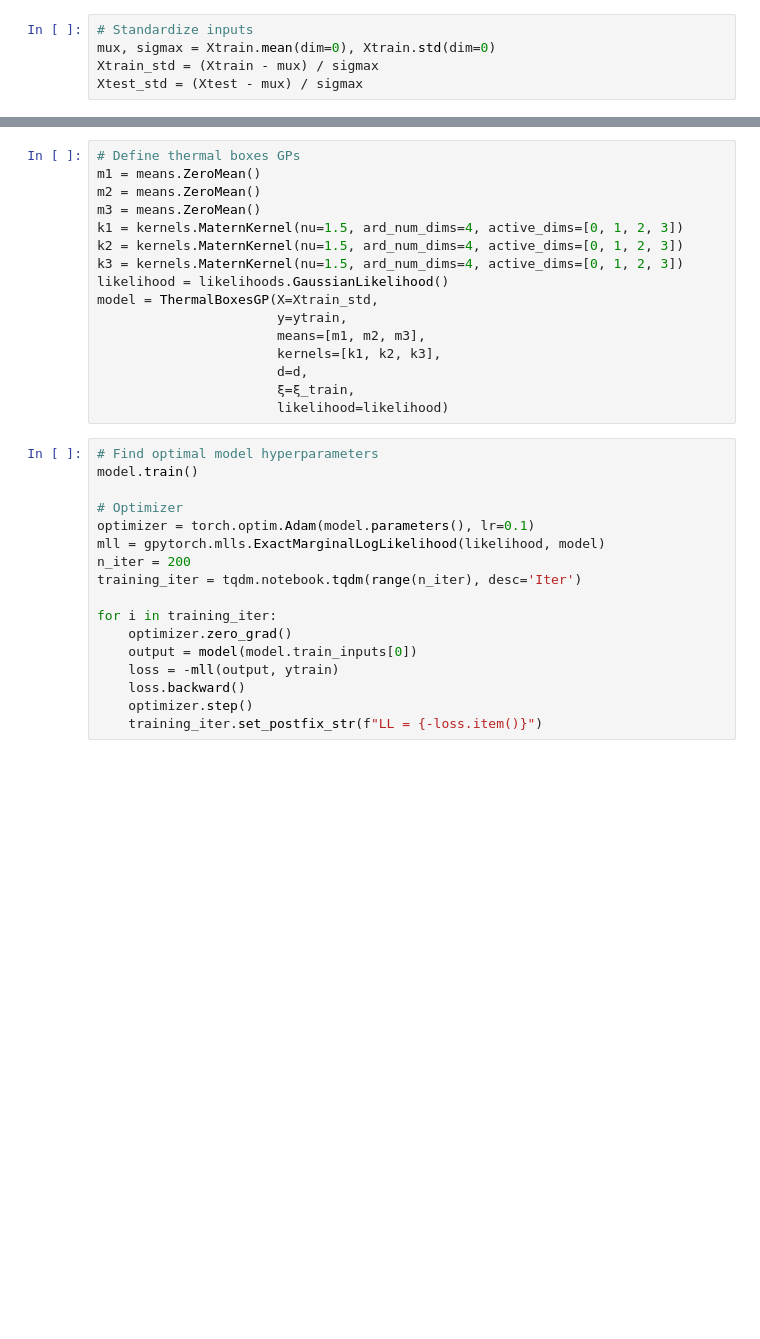
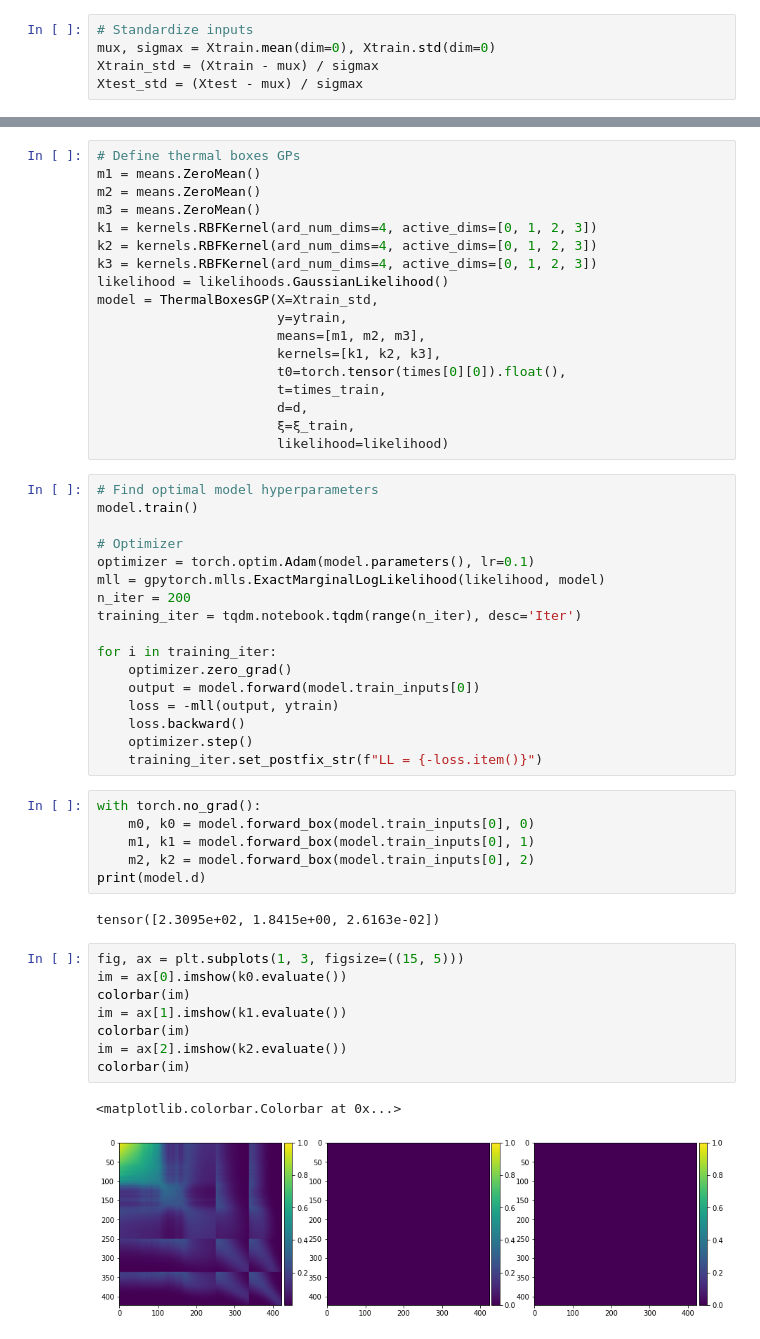
Before and after one commit to shahineb/FaIRGP, a Jupyter notebook: notebooks/140422-3-box-gp-regression-CO2-CH4-SO2-BC.ipynb, the cells around one changed output, grey strips where cells are left out. Saved outputs shown, nothing was run; the diff lists cells and outputs as text; blank space fills up the shorter version.

```diff
--- a/notebooks/140422-3-box-gp-regression-CO2-CH4-SO2-BC.ipynb
+++ b/notebooks/140422-3-box-gp-regression-CO2-CH4-SO2-BC.ipynb
@@ -235,14 +250,16 @@ class ThermalBoxesGP(gpytorch.models.ExactGP):
 m1 = means.ZeroMean()
 m2 = means.ZeroMean()
 m3 = means.ZeroMean()
-k1 = kernels.MaternKernel(nu=1.5, ard_num_dims=4, active_dims=[0, 1, 2, 3])
-k2 = kernels.MaternKernel(nu=1.5, ard_num_dims=4, active_dims=[0, 1, 2, 3])
-k3 = kernels.MaternKernel(nu=1.5, ard_num_dims=4, active_dims=[0, 1, 2, 3])
+k1 = kernels.RBFKernel(ard_num_dims=4, active_dims=[0, 1, 2, 3])
+k2 = kernels.RBFKernel(ard_num_dims=4, active_dims=[0, 1, 2, 3])
+k3 = kernels.RBFKernel(ard_num_dims=4, active_dims=[0, 1, 2, 3])
 likelihood = likelihoods.GaussianLikelihood()
 model = ThermalBoxesGP(X=Xtrain_std,
                        y=ytrain,
                        means=[m1, m2, m3],
                        kernels=[k1, k2, k3],
+                       t0=torch.tensor(times[0][0]).float(),
+                       t=times_train,
                        d=d,
                        ξ=ξ_train,
                        likelihood=likelihood)
@@ -258,11 +275,30 @@ training_iter = tqdm.notebook.tqdm(range(n_iter), desc='Iter')
 
 for i in training_iter:
     optimizer.zero_grad()
-    output = model(model.train_inputs[0])
+    output = model.forward(model.train_inputs[0])
     loss = -mll(output, ytrain)
     loss.backward()
     optimizer.step()
     training_iter.set_postfix_str(f"LL = {-loss.item()}")
+# %%
+with torch.no_grad():
+    m0, k0 = model.forward_box(model.train_inputs[0], 0)
+    m1, k1 = model.forward_box(model.train_inputs[0], 1)
+    m2, k2 = model.forward_box(model.train_inputs[0], 2)
+print(model.d)
+# %% [output]
+tensor([2.3095e+02, 1.8415e+00, 2.6163e-02])
+# %%
+fig, ax = plt.subplots(1, 3, figsize=((15, 5)))
+im = ax[0].imshow(k0.evaluate())
+colorbar(im)
+im = ax[1].imshow(k1.evaluate())
+colorbar(im)
+im = ax[2].imshow(k2.evaluate())
+colorbar(im)
+# %% [output]
+<matplotlib.colorbar.Colorbar at 0x...>
+[figure, added]
 # %%
 model.eval()
 with torch.no_grad():
```
Also changed, not shown: parts of 10 cells of this notebook, 9 other files.
